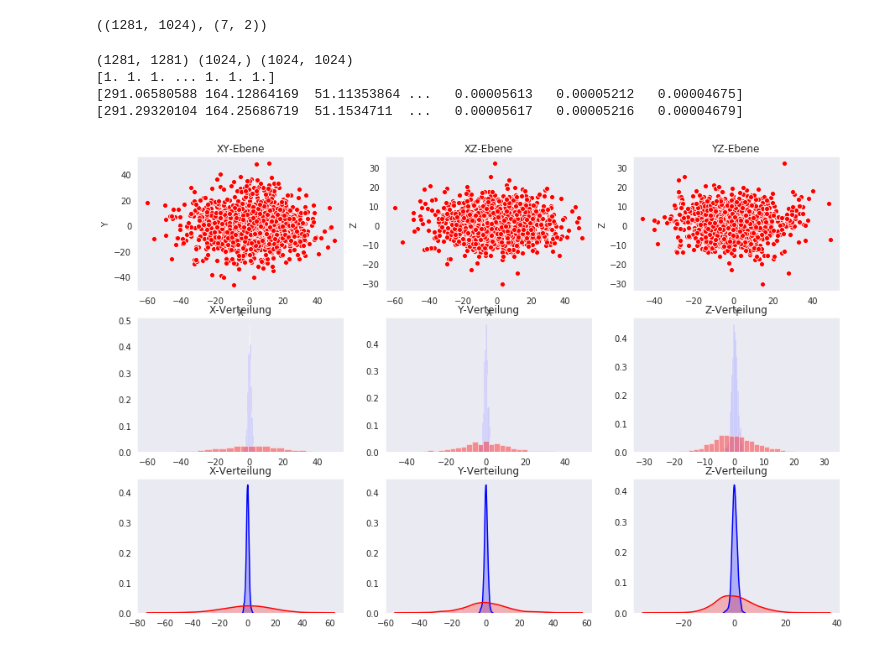
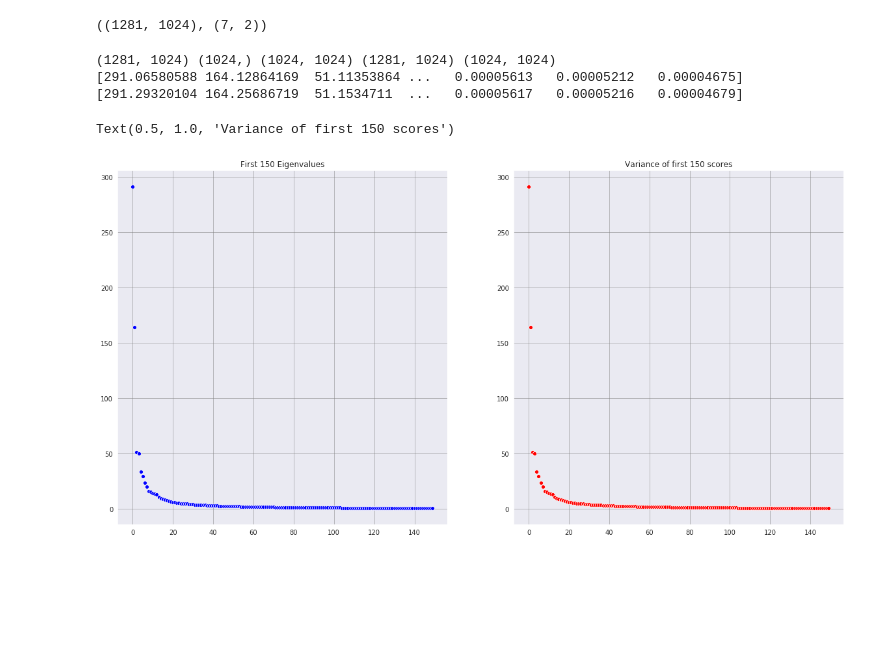
Before and after one commit to hekrause/htwg_mldl, a Jupyter notebook: Uebungen/Uebung02/Notebooks/work.ipynb, the cells around one changed output. Drawn from its saved outputs; the diff is of its cells as text; code cells hidden in the pictures; blank space fills up the shorter version.

```diff
--- a/Uebungen/Uebung02/Notebooks/work.ipynb
+++ b/Uebungen/Uebung02/Notebooks/work.ipynb
@@ -243,14 +242,23 @@ train.shape, validate.shape
 # %% [output]
 ((1281, 1024), (7, 2))
 # %%
-data_whitened, eigen_values, principal_components, scores = pca(train, 1024)
-print(data_whitened.var(axis=0))
+dim = 1024
+data_whitened, eigen_values, principal_components, scores, eigen_vectors = pca(train, dim)
+print(data_whitened.shape, eigen_values.shape, principal_components.shape, scores.shape, eigen_vectors.shape)
 print(scores.var(axis=0))
 print(eigen_values)
-plot_visuals(data_whitened, scores)
 # %% [output]
-(1281, 1281) (1024,) (1024, 1024)
-[1. 1. 1. ... 1. 1. 1.]
+(1281, 1024) (1024,) (1024, 1024) (1281, 1024) (1024, 1024)
 [291.06580588 164.12864169  51.11353864 ...   0.00005613   0.00005212   0.00004675]
 [291.29320104 164.25686719  51.1534711  ...   0.00005617   0.00005216   0.00004679]
-[figure, removed]
+# %%
+fig, axes = plt.subplots(1,2, figsize=(20,10))
+sns.scatterplot(x=np.arange(0,150), y=eigen_values[0:150], color='blue', ax=axes[0])
+sns.scatterplot(x=np.arange(0,150), y=scores.var(axis=0)[0:150], color='red', ax=axes[1])
+axes[0].grid(b=True, which='major', color='gray', linewidth=0.5)
+axes[1].grid(b=True, which='major', color='gray', linewidth=0.5)
+axes[0].set_title("First 150 Eigenvalues")
+axes[1].set_title("Variance of first 150 scores")
+# %% [output]
+Text(0.5, 1.0, 'Variance of first 150 scores')
+[figure, added]
```
Also changed, not shown: parts of 9 cells of this notebook, 12 other files.
